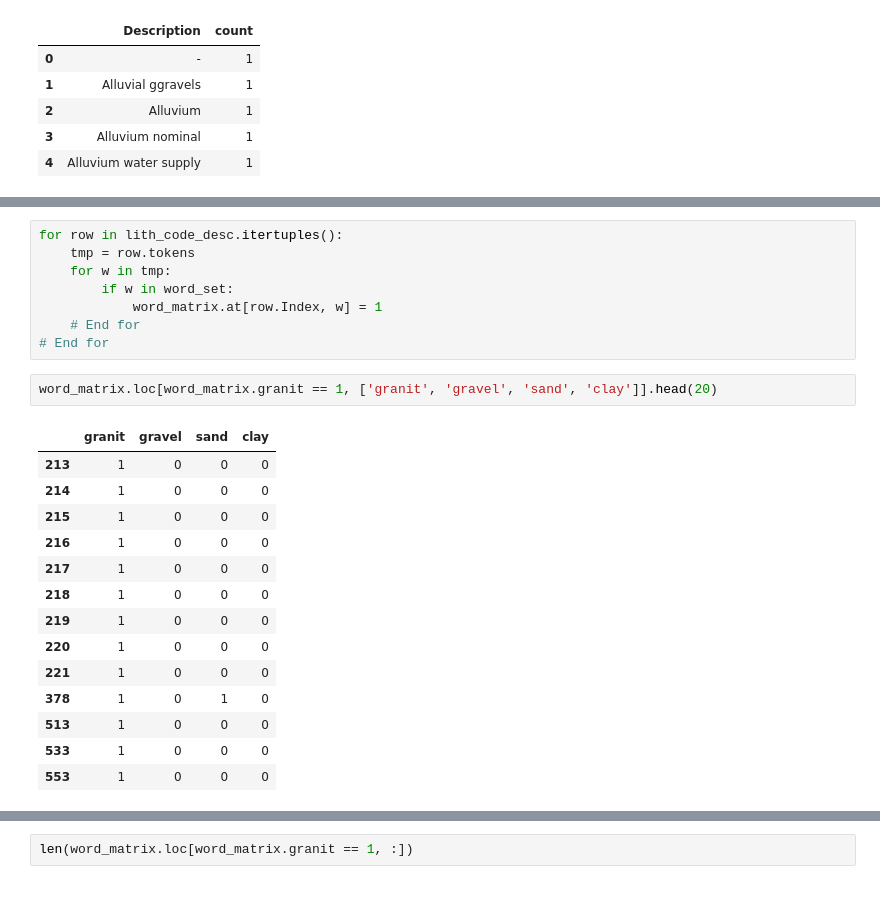
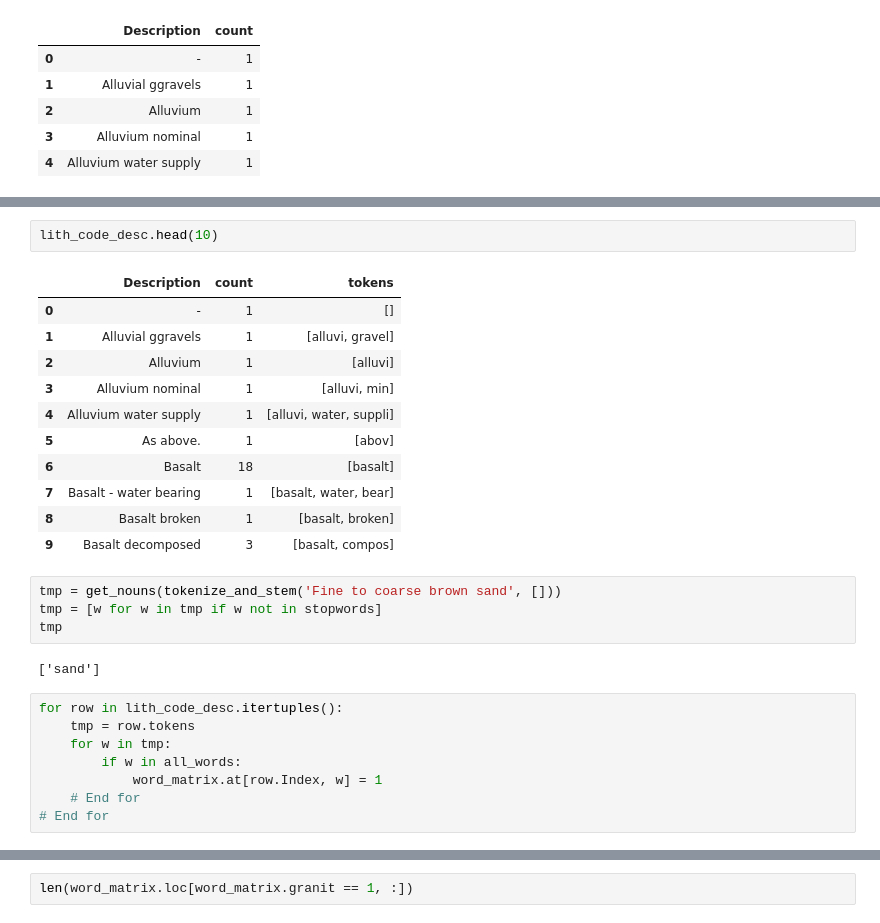
Before and after one commit to IFuentesSR/Litho, a Jupyter notebook: Lith Affinity Prop PCA.ipynb, the cells around one changed output, grey strips where cells are left out. Drawn from its saved outputs; the diff is of its cells as text; blank space fills up the shorter version.

```diff
--- a/Lith Affinity Prop PCA.ipynb
+++ b/Lith Affinity Prop PCA.ipynb
@@ -155,25 +54,28 @@ lith_code_desc.loc[lith_code_desc.tokens.str.len() == 0, :]
+# %%
+lith_code_desc.head(10)
+# %% [output]
+|  | Description | count | tokens |
+| 0 | - | 1 | [] |
+| 1 | Alluvial ggravels | 1 | [alluvi, gravel] |
+| 2 | Alluvium | 1 | [alluvi] |
+| 3 | Alluvium nominal | 1 | [alluvi, min] |
+| 4 | Alluvium water supply | 1 | [alluvi, water, suppli] |
+| 5 | As above. | 1 | [abov] |
+| 6 | Basalt | 18 | [basalt] |
+| 7 | Basalt - water bearing | 1 | [basalt, water, bear] |
+| 8 | Basalt broken | 1 | [basalt, broken] |
+| 9 | Basalt decomposed | 3 | [basalt, compos] |
+# %%
+tmp = get_nouns(tokenize_and_stem('Fine to coarse brown sand', []))
+tmp = [w for w in tmp if w not in stopwords]
+tmp
+# %% [output]
+['sand']
 # %%
 for row in lith_code_desc.itertuples():
     tmp = row.tokens
     for w in tmp:
-        if w in word_set:
+        if w in all_words:
             word_matrix.at[row.Index, w] = 1
     # End for
 # End for
-# %%
-word_matrix.loc[word_matrix.granit == 1, ['granit', 'gravel', 'sand', 'clay']].head(20)
-# %% [output]
-|  | granit | gravel | sand | clay |
-| 213 | 1 | 0 | 0 | 0 |
-| 214 | 1 | 0 | 0 | 0 |
-| 215 | 1 | 0 | 0 | 0 |
-| 216 | 1 | 0 | 0 | 0 |
-| 217 | 1 | 0 | 0 | 0 |
-| 218 | 1 | 0 | 0 | 0 |
-| 219 | 1 | 0 | 0 | 0 |
-| 220 | 1 | 0 | 0 | 0 |
-| 221 | 1 | 0 | 0 | 0 |
-| 378 | 1 | 0 | 1 | 0 |
-| 513 | 1 | 0 | 0 | 0 |
-| 533 | 1 | 0 | 0 | 0 |
-| 553 | 1 | 0 | 0 | 0 |
```
Also changed, not shown: parts of 13 cells of this notebook, 4 other files.
